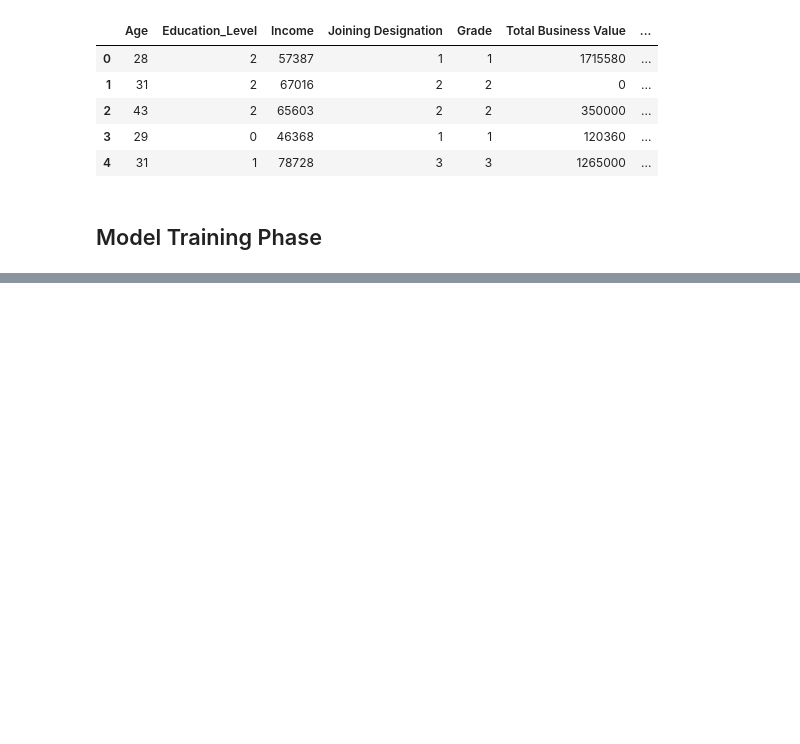
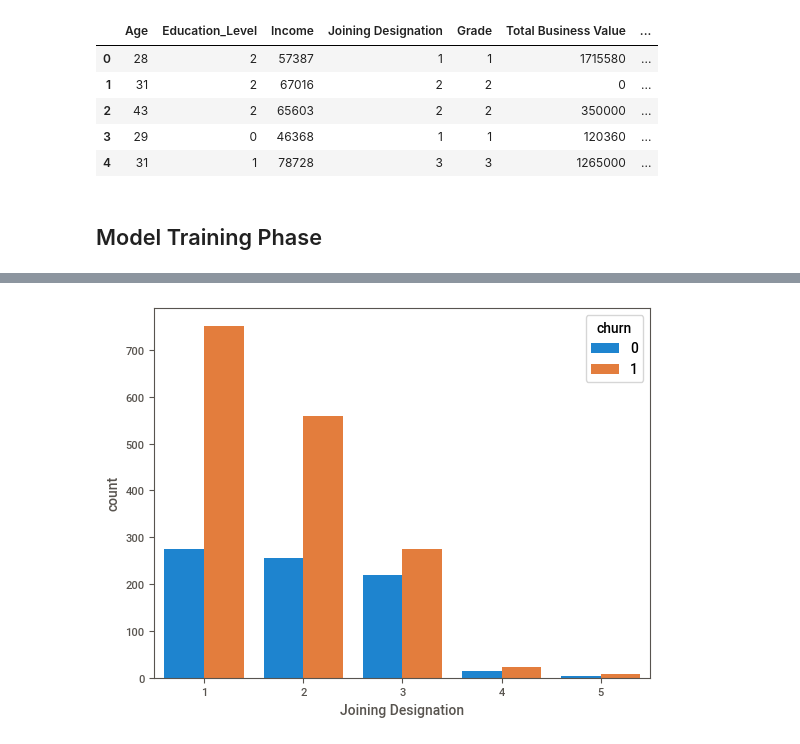
Before and after one commit to BhammarArjun/OLA, a Jupyter notebook: eda.ipynb, the cells around one changed output, grey strips where cells are left out. Drawn from its saved outputs; the diff is of its cells as text; code cells hidden in the pictures; blank space fills up the shorter version.

```diff
--- a/eda.ipynb
+++ b/eda.ipynb
@@ -221,0 +475,5 @@ from sklearn.preprocessing import MinMaxScaler
+# %%
+sbn.countplot(x = new_df['Joining Designation'], hue = new_df['churn'])
+plt.show()
+# %% [output]
+[figure, added]
```
Also changed, not shown: parts of 30 cells of this notebook, 4 other files.
